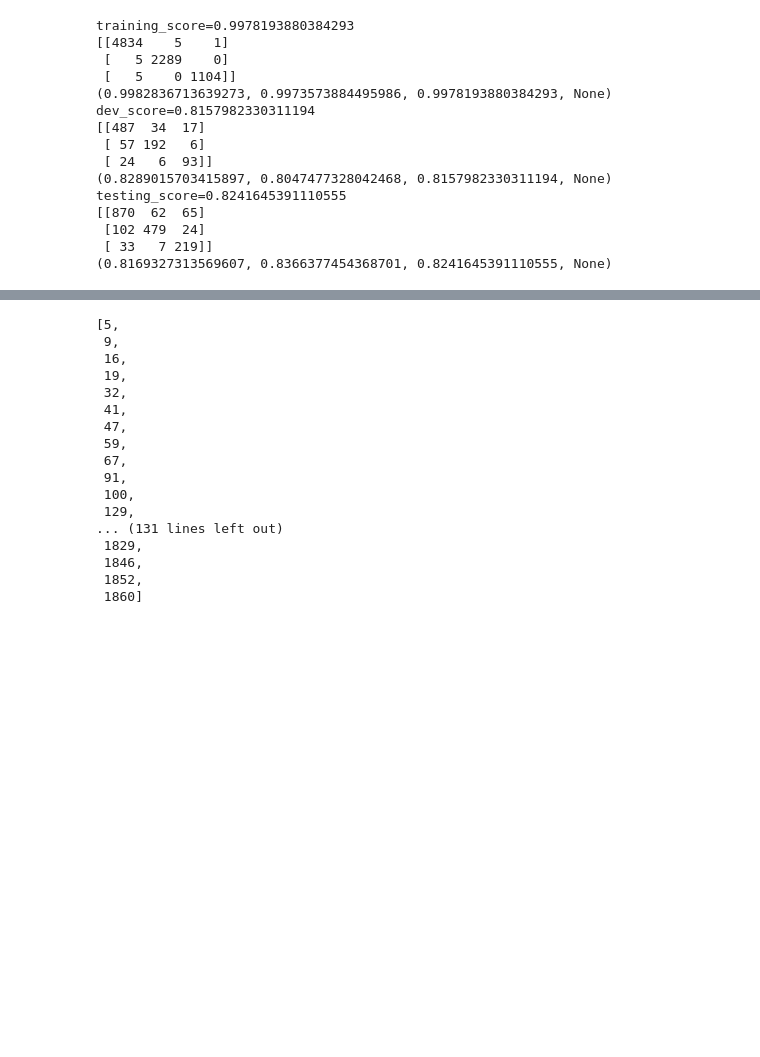
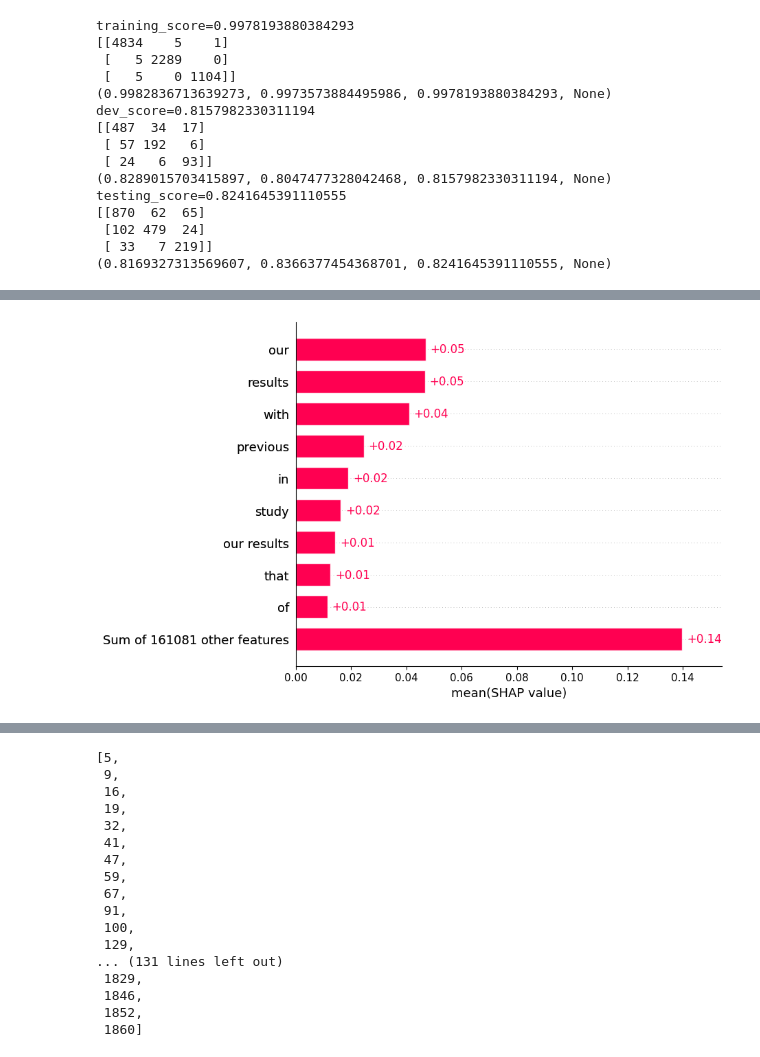
Before and after one commit to melloo21/cs4248, a Jupyter notebook: notebooks/dataset_exploration5.ipynb, the cells around one changed output, grey strips where cells are left out. Saved outputs shown, nothing was run; the diff lists cells and outputs as text; code cells hidden in the pictures; blank space fills up the shorter version.

```diff
--- a/notebooks/dataset_exploration5.ipynb
+++ b/notebooks/dataset_exploration5.ipynb
@@ -158,0 +183,4 @@ testing_score=0.8241645391110555
+# %%
+shap.plots.bar(shap_values[:, :, 2].mean(0), order=shap.Explanation.argsort.flip)
+# %% [output]
+[figure, added]
```
Also changed, not shown: parts of 19 cells of this notebook, 2 other files.
